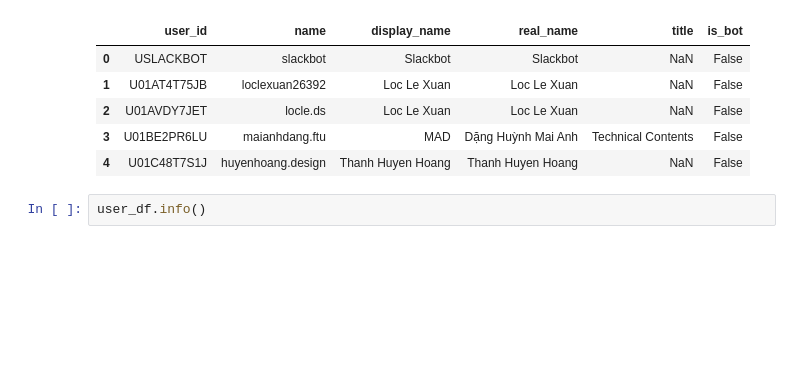
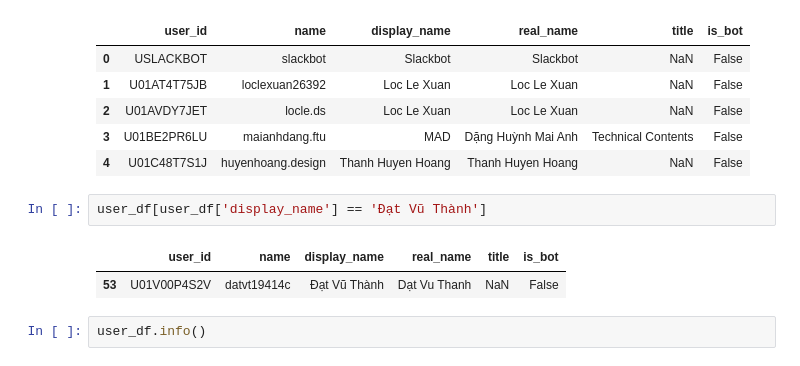
Before and after one commit to vuthanhdatt/atom-assignments, a Jupyter notebook: assignment_4/home_assignment_4.ipynb, the cells around one changed output. Cells and saved outputs as stored; diff of their text form; blank space fills up the shorter version.

```diff
--- a/assignment_4/home_assignment_4.ipynb
+++ b/assignment_4/home_assignment_4.ipynb
@@ -117,6 +117,11 @@ user_df.head()
 | 2 | U01AVDY7JET | locle.ds | Loc Le Xuan | Loc Le Xuan | NaN | False |
 | 3 | U01BE2PR6LU | maianhdang.ftu | MAD | Dặng Huỳnh Mai Anh | Technical Contents | False |
 | 4 | U01C48T7S1J | huyenhoang.design | Thanh Huyen Hoang | Thanh Huyen Hoang | NaN | False |
+# %%
+user_df[user_df['display_name'] == 'Đạt Vũ Thành']
+# %% [output]
+|  | user_id | name | display_name | real_name | title | is_bot |
+| 53 | U01V00P4S2V | datvt19414c | Đạt Vũ Thành | Dạt Vu Thanh | NaN | False |
 # %%
 user_df.info()
 # %% [output]
```
Also changed, not shown: 1 other file.
